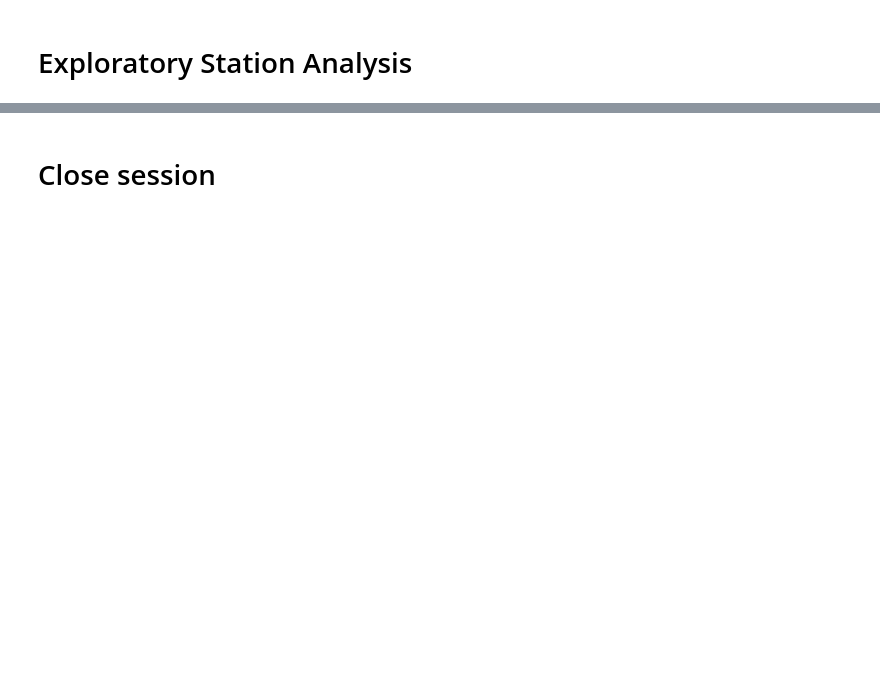
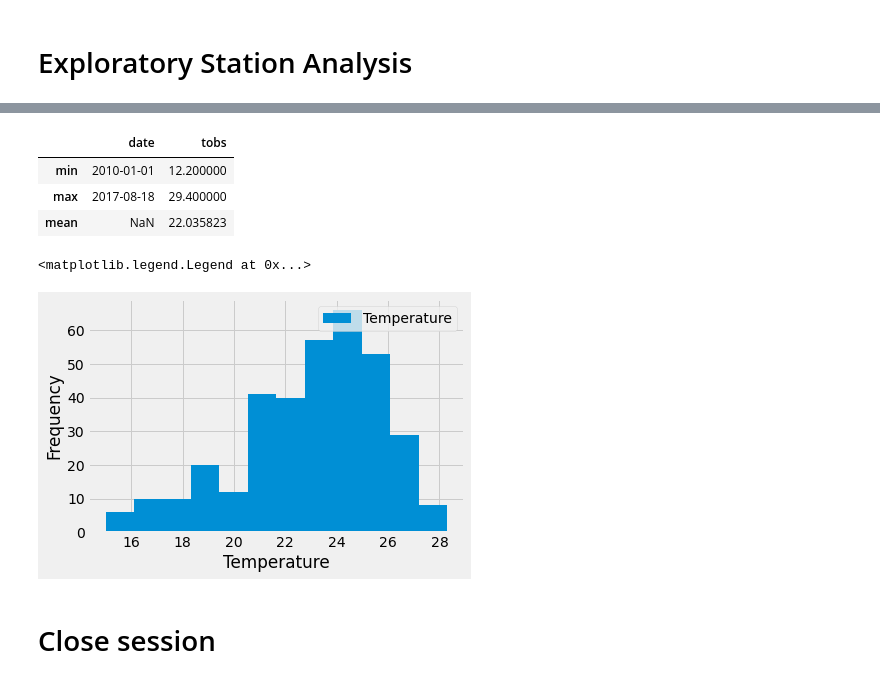
Before and after one commit to davidavid00/sqlalchemy-challenge, a Jupyter notebook: SurfsUp/climate_starter.ipynb, the cells around one changed output, grey strips where cells are left out. Saved outputs shown, nothing was run; the diff lists cells and outputs as text; code cells hidden in the pictures; blank space fills up the shorter version.

```diff
--- a/SurfsUp/climate_starter.ipynb
+++ b/SurfsUp/climate_starter.ipynb
@@ -93,2 +130,13 @@ tobs FLOAT
 # %%
-# Using the most active station id from the previous query, calculate the lowest, highest, and average temperature.
+# Using the most active station id from the previous query
+all_USC00519281_query = session.query(Measurement.date,Measurement.tobs).\
+    filter(Measurement.station == 'USC00519281').all()
+all_USC00519281_df = pd.DataFrame(all_USC00519281_query)
+# Calculate the lowest, highest, and average temperature.
+agg_summary = all_USC00519281_df.agg(['min','max','mean'])
+agg_summary
+# %% [output]
+|  | date | tobs |
+| min | 2010-01-01 | 12.200000 |
+| max | 2017-08-18 | 29.400000 |
+| mean | NaN | 22.035823 |
@@ -98,3 +143,22 @@ tobs FLOAT
+# %%
+# Using the most active station id
+# Query the last 12 months of temperature observation data for this station
+year_USC00519281_query = session.query(Measurement.date,Measurement.tobs).\
+    filter(Measurement.station == 'USC00519281').filter(Measurement.date >= year_ago).all()
+year_USC00519281_df = pd.DataFrame(year_USC00519281_query)
+# Set the index
+year_USC00519281_df.set_index("date", inplace = True)
+# Sort the dataframe by date & clean
+year_USC00519281_df.sort_values(by='date', ascending = False, inplace = True)
+cleaned_USC00519281_df = year_USC00519281_df.dropna()
+cleaned_USC00519281_df
+# Plot the results as a histogram
+cleaned_USC00519281_df.plot(kind='hist',y='tobs',label="Temperature",bins=12)
+plt.xlabel("Temperature")
+plt.legend(loc="upper right")
+# %% [output]
+<matplotlib.legend.Legend at 0x...>
+[figure, added]
 # %% [markdown]
 # Close session
 # %%
```
Also changed, not shown: parts of 6 cells of this notebook.
